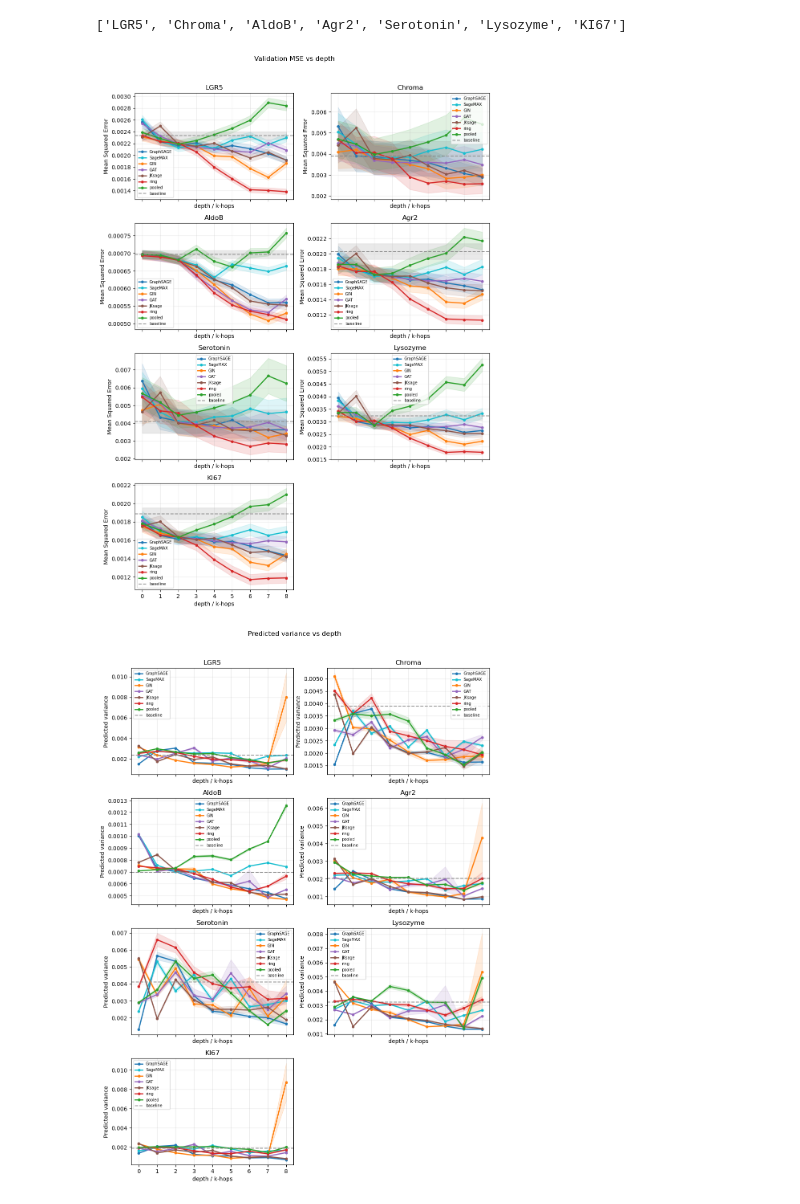
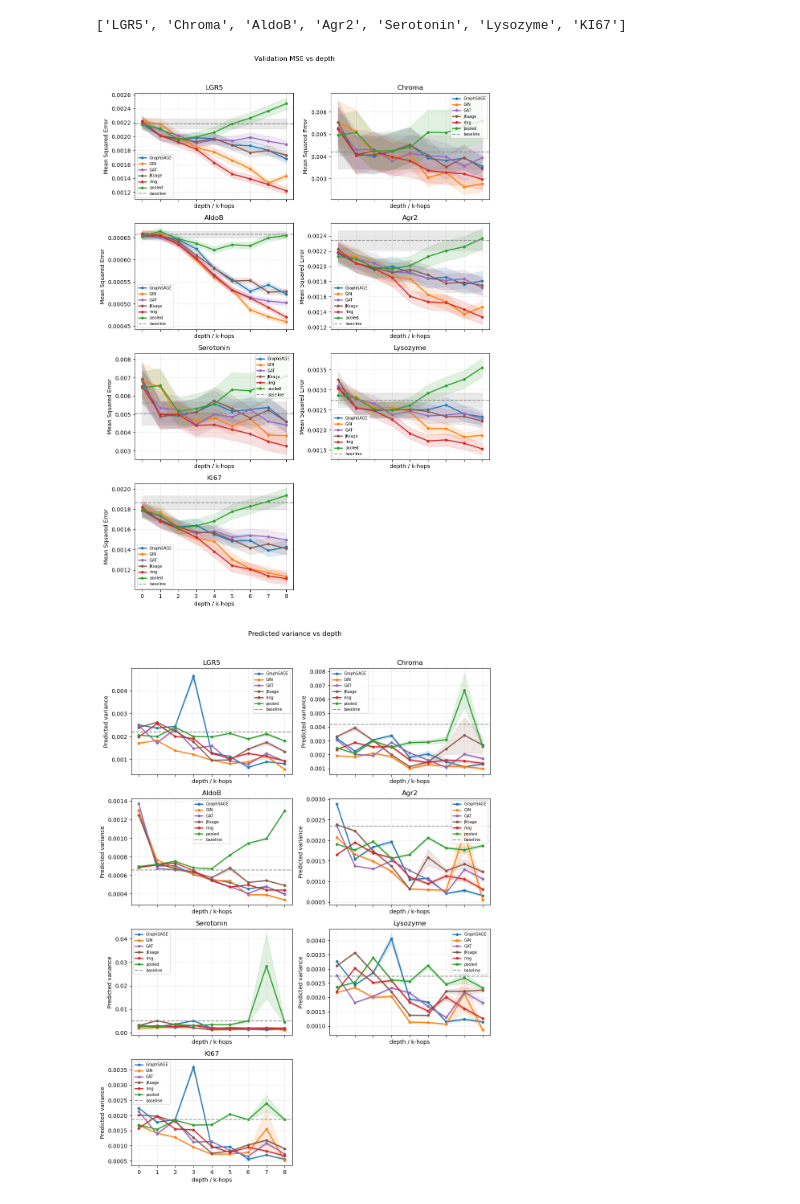
Before and after one commit to fskovbo/organoid_GNN, a Jupyter notebook: notebooks/compare_models.ipynb, the cells around one changed output. Saved outputs shown, nothing was run; the diff lists cells and outputs as text; code cells hidden in the pictures.

```diff
--- a/notebooks/compare_models.ipynb
+++ b/notebooks/compare_models.ipynb
@@ -109,8 +109,8 @@ cfg = TrainConfig(
     loss_name="gaussian",
     lr=1e-3,
     batch_size=128,
-    max_epochs=300,
-    patience=30,
+    max_epochs=500,
+    patience=100,
     num_workers=4,
 )
 # %%
@@ -137,7 +137,6 @@ import pandas as pd
 
 from src.models.gnn import (
     PureSAGECurvature,
-    SAGEMaxCurvature,
     GINCurvature,
     GATCurvature,
     JKGraphSAGECurvature,
@@ -152,13 +151,12 @@ save_root = PROJECT_ROOT / "models" / scan_name
 
 depths = np.arange(0, K_MAX)
 
-base_hidden_dim = 64
+base_hidden_dim = 4*64
 base_dropout = 0.1
 base_norm = "batch"
 
 trained_model_families = {
     "GraphSAGE": [],
-    "SageMAX": [],
     "GIN": [],
     "GAT": [],
     "JKsage": [],
@@ -186,17 +184,6 @@ for family in trained_model_families.keys():
                 "norm": base_norm,
             }
             model = PureSAGECurvature(**model_kwargs)
-
-        elif family == "SageMAX":
-            model_kwargs = {
-                "n_markers": n_markers,
-                "hidden_dim": base_hidden_dim,
-                "num_layers": int(k),
-                "dropout": base_dropout,
-                "residual": True,
-                "norm": base_norm,
-            }
-            model = SAGEMaxCurvature(**model_kwargs)
 
         elif family == "GIN":
             model_kwargs = {
@@ -355,7 +329,7 @@ import torch
 
 from src.inference.predict import predict_targets
 from src.analysis.marker_stats import compute_markerwise_residuals, estimate_marker_conditional_gaussians
-from src.analysis.prediction_analysis import rescale_distribution_outputs , compute_markerwise_uncertainty_correlation, compute_global_uncertainty_correlation
+from src.analysis.prediction_analysis import rescale_distribution_outputs, compute_markerwise_uncertainty_correlation, compute_global_uncertainty_correlation
 from src.data.metadata import load_marker_names_from_dir
 
 device = cfg.device if "cfg" in globals() else ("cuda" if torch.cuda.is_available() else "cpu")
@@ -425,6 +399,24 @@ def compute_markerwise_nll(y_true, mu_model, log_var_model, X, eps=1e-12):
 
 
 def eval_model_per_marker(model, g_val, device, scale, center, eps=1e-12):
+    """
+    Evaluate predictive performance and uncertainty calibration of a model
+    on a validation graph, aggregated per marker.
+
+    The function runs the model to obtain predictive means and variances,
+    rescales outputs back to the original data space, and computes a range
+    of marker-wise metrics. These include mean squared error (MSE) and
+    negative log-likelihood (NLL) for both the model and a baseline,
+    standard errors of these estimates, average predicted variance,
+    and diagnostics quantifying how predictive uncertainty correlates
+    with squared residuals. It also reports differences in mean and
+    variance relative to the baseline.
+
+    Returns a dictionary containing all marker-level performance,
+    uncertainty, and calibration statistics, as well as global
+    uncertainty–error correlation measures.
+    """
+
     y, mu, log_var, X = predict_targets(
         g_val,
         model,
@@ -636,7 +628,6 @@ plt.rcParams.update({
 
 family_colors = {
     "GraphSAGE": "#1f77b4",
-    "SageMAX":   "#17becf",
     "GIN":       "#ff7f0e",
     "GAT":       "#9467bd",
     "JKsage":    "#8c564b",
@@ -646,7 +637,6 @@ family_colors = {
 
 family_order = [
     "GraphSAGE",
-    "SageMAX",
     "GIN",
     "GAT",
     "JKsage",
@@ -698,34 +688,34 @@ for ax, mi, mname in zip(axes, selected_idx, selected_marker_names):
     s0 = all_results[ref_family]["sem_mse_base"][mi]
 
     ax.axhline(
         y0,
         linestyle="--",
         color=baseline_color,
         alpha=0.9,
         label="baseline",
     )
     ax.fill_between(
         depths,
         y0 - s0,
         y0 + s0,
         color=baseline_color,
         alpha=0.18,
     )
 
     ax.set_title(mname)
     ax.set_ylabel("Mean Squared Error")
     ax.set_xlabel("depth / k-hops")
     ax.set_xticks(depths)
     ax.legend(fontsize=7)
 
 for ax in axes[n_sel:]:
     ax.set_visible(False)
 
 fig.suptitle("Validation MSE vs depth", y=1.02)
 plt.tight_layout()
 plt.show()
 # %% [output]
-[figure, old version]
+[figure, new version]
 # %%
 fig, axes = plt.subplots(
     n_rows,
@@ -782,7 +772,7 @@ fig.suptitle("Predicted variance vs depth", y=1.02)
 plt.tight_layout()
 plt.show()
 # %% [output]
-[figure, old version]
+[figure, new version]
 # %%
 fig, axes = plt.subplots(
     n_rows,
```
Also changed, not shown: parts of 4 cells of this notebook, 10 other files.
